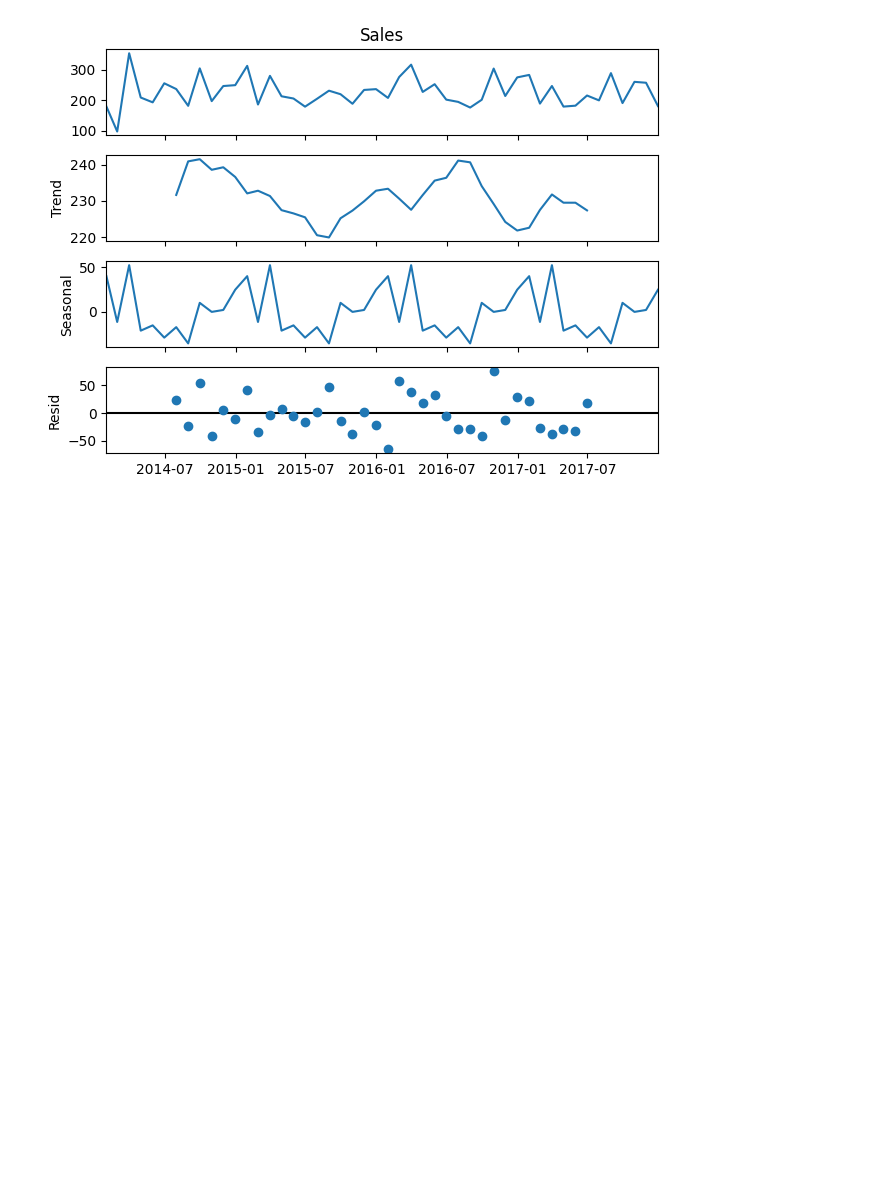
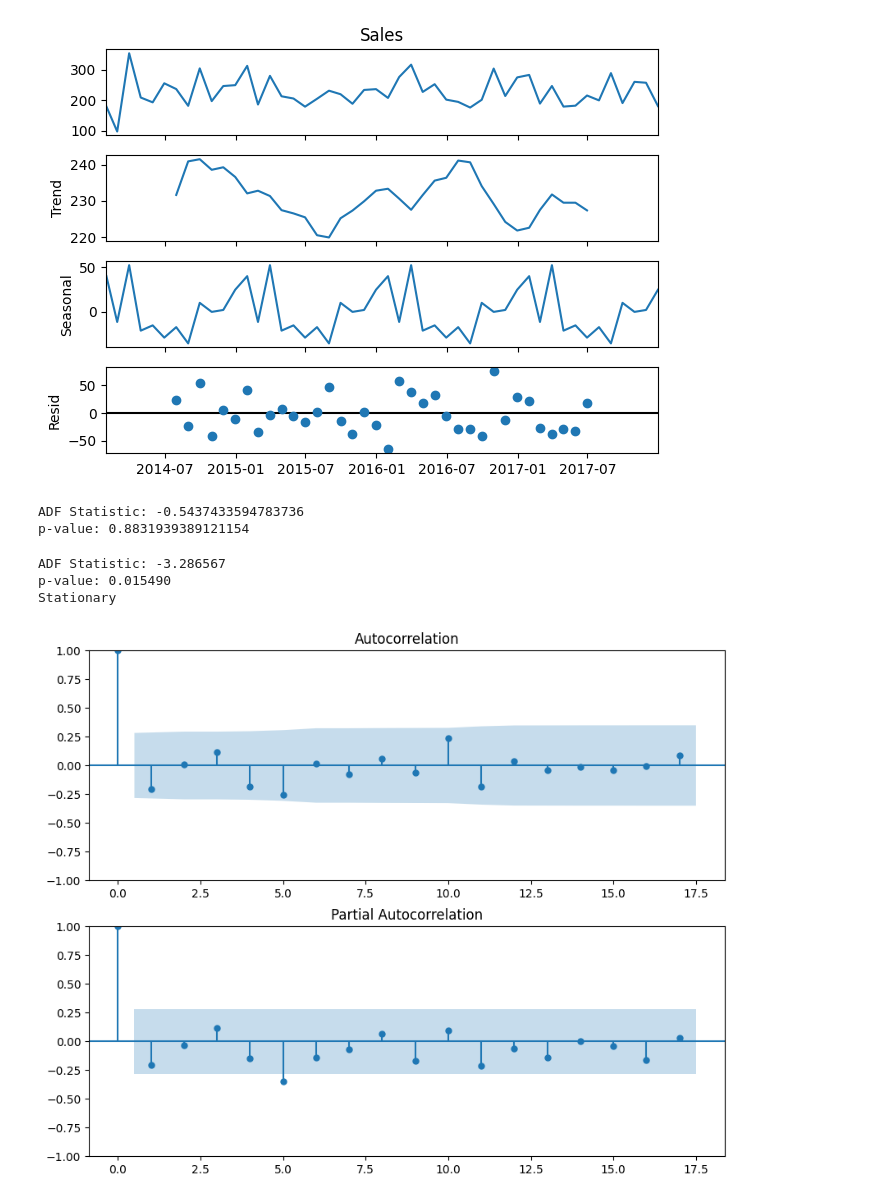
Before and after one commit to muniappabalaji/TimeSeries, a Jupyter notebook: TimeSeries_GreatLearning_July2025.ipynb, the cells around one changed output. Saved outputs shown, nothing was run; the diff lists cells and outputs as text; code cells hidden in the pictures; blank space fills up the shorter version.

Commit message:
Updated code with ARIMA model changes

```diff
--- a/TimeSeries_GreatLearning_July2025.ipynb
+++ b/TimeSeries_GreatLearning_July2025.ipynb
@@ -11,7 +11,7 @@ from statsmodels.tsa.stattools import adfuller
 from statsmodels.graphics.tsaplots import plot_acf, plot_pacf
 from sklearn.metrics import mean_squared_error
 # %%
-df = pd.read_csv('/content/Dataset- Superstore (2015-2018).csv')
+df = pd.read_csv('Dataset- Superstore (2015-2018).csv')
 # %%
 df.head()
 # %% [output]
@@ -82,0 +91,6 @@ plt.show()
+# %%
+print(f'ADF Statistic: {adf_test[0]}')
+print(f'p-value: {adf_test[1]}')
+# %% [output]
+ADF Statistic: -0.5437433594783736
+p-value: 0.8831939389121154
@@ -82,0 +104,14 @@ plt.show()
+# %%
+check_stationarity(monthly_sales['Sales'])
+# %% [output]
+ADF Statistic: -3.286567
+p-value: 0.015490
+Stationary
+# %%
+# Plot ACF and PACF to help determine ARIMA parameters
+fig, axes = plt.subplots(2, 1, figsize=(10, 8))
+plot_acf(monthly_sales['Sales'], ax=axes[0])
+plot_pacf(monthly_sales['Sales'], ax=axes[1])
+plt.show()
+# %% [output]
+[figure, added]
```
Also changed, not shown: parts of 15 cells of this notebook.
